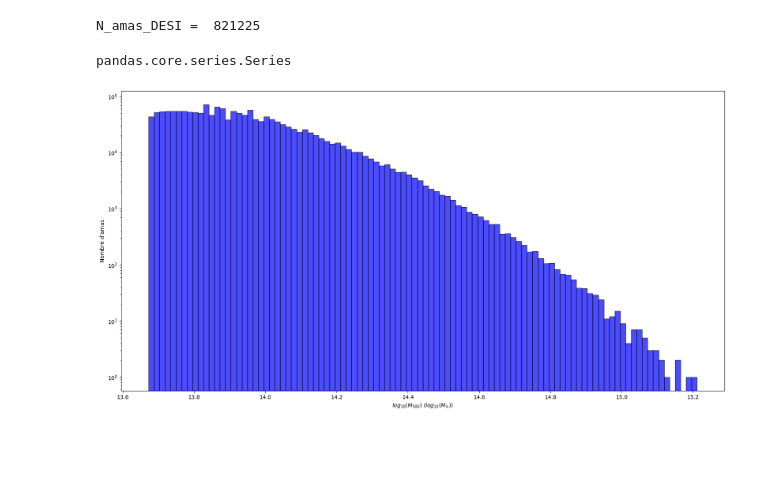
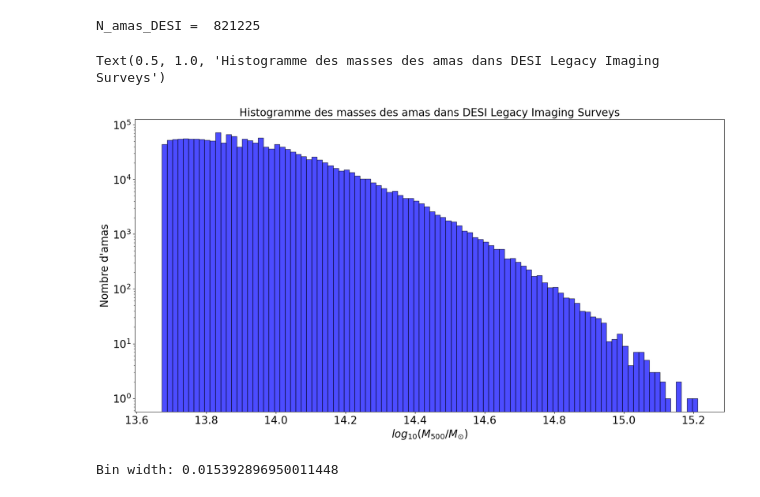
Before and after one commit to EmileD123/M2_Internship_clusters_cross_X_optical, a Jupyter notebook: caracterisation selection effects/modélisation_CMF.ipynb, the cells around one changed output. Drawn from its saved outputs; the diff is of its cells as text; code cells hidden in the pictures; blank space fills up the shorter version.

Commit message:
Estimation fonction de richesse et de luminosité en cours

```diff
--- a/caracterisation selection effects/modélisation_CMF.ipynb
+++ b/caracterisation selection effects/modélisation_CMF.ipynb
@@ -13,6 +14,16 @@ from scipy.interpolate import interp1d
 # %%
 from halo_and_cluster_MF import *
 from useful_functions import *
+# %%
+# Set the style for the plots
+plt.rcParams.update({
+    'axes.labelsize': 20,
+    'axes.titlesize': 20,
+    'xtick.labelsize': 20,
+    'ytick.labelsize': 20,
+    'legend.fontsize': 20,
+    'figure.titlesize': 20
+})
 # %% [markdown]
 # Murray, Robotham and Power
 Voir Murray, Robotham, Power 2013 / Murray et al. 2021 / Driver et al. 2022
@@ -279,28 +365,33 @@ print('N_amas_DESI = ',N_amas_DESI)
 N_amas_DESI =  821225
 # %%
 # A FAIRE → DISTRIBUTION AMAS LUMINOSITE + COULEUR REDSHIFT ...
-# %%
-type(table_DESI['M500'])
-# %% [output]
-pandas.core.series.Series
 # %%
 M500_DESI = np.log10(np.array(table_DESI['M500'])*1e14)
 M500_DESI = M500_DESI[(M500_DESI > 12.7) & (M500_DESI < 15.5)] # On ne garde que les amas compris entre les bornes de masses utilisées pour le calcul de la CMF (pour DESI LEgacy, on conserve tout)
 # %%
 plt.figure(figsize=(20, 10))
 plt.hist(M500_DESI, bins=100, color='blue', edgecolor='black', alpha=0.7)
-plt.xlabel(r'$log_{10}(M_{500})$ ($log_{10}(M_{\odot})$)')
+plt.xlabel(r'$log_{10}(M_{500}/M_{\odot})$')
 plt.ylabel('Nombre d\'amas')
 plt.yscale('log')
+plt.title('Histogramme des masses des amas dans DESI Legacy Imaging Surveys')
 # %% [output]
+Text(0.5, 1.0, 'Histogramme des masses des amas dans DESI Legacy Imaging Surveys')
-[figure, old version]
+[figure, new version]
 # %%
 counts, bin_edges = np.histogram(M500_DESI, bins=100)
 bin_centers = 0.5 * (bin_edges[:-1] + bin_edges[1:]) # Calculate bin centers
 cloud_of_points = list(zip(bin_centers, counts)) # Pair counts with bin centers
-# cloud_of_points is now a list of (mass, count) pair
+# cloud_of_points is now a list of (mass, count)
 
-n_DESI_Legacy = counts/volume_DESI_LEGACY # On considère que les amas sont uniformément répartis dans le volume de DESI Legacy : on obtient ainsi une estimation de la densité voulumique par bin de masse avec une simple division
+bin_widths_DESI = np.diff(bin_edges)
+bin_width_DESI = bin_widths_DESI[0] # la largeur d'un bin est toujours la même
+print("Bin width:", bin_width_DESI)
+
+n_DESI_Legacy = (counts/bin_width_DESI)/volume_DESI_LEGACY # 1- On divise le nombre d'amas par la largeur des bins pour obtenir la densité volumique par bin de masse (renormalisation par bin de masse)
+                                                          # 2- On divise par le volume de la zone couverte par DESI Legacy Imaging Surveys pour obtenir la densité volumique moyenne par bin de masse
+# %% [output]
+Bin width: 0.015392896950011448
 # %%
 fig = plt.figure(figsize=(20, 10))
 plt.scatter(bin_centers, n_DESI_Legacy, color='purple', label='DESI Legacy Imaging Surveys', alpha=0.7)
```
Also changed, not shown: parts of 50 cells of this notebook, 3 other files.
